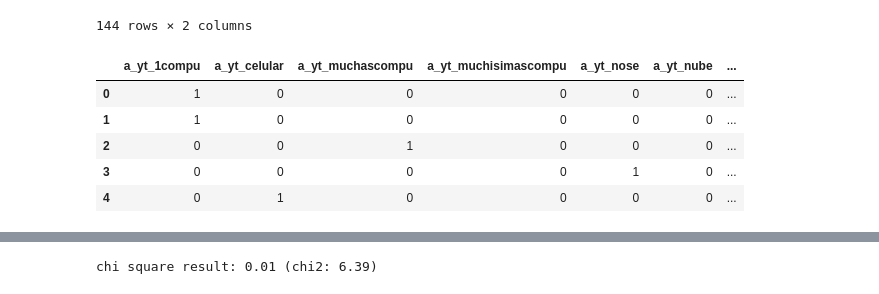
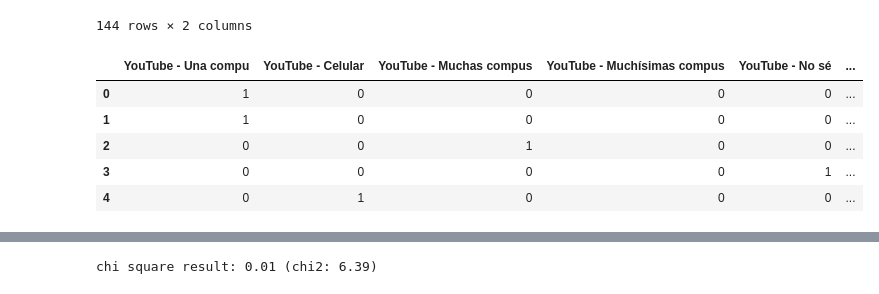
Before and after one commit to luparral/misconceptions, a Jupyter notebook: notebooks/Análisis exploratorio.ipynb, the cells around one changed output, grey strips where cells are left out. Drawn from its saved outputs; the diff is of its cells as text; code cells hidden in the pictures.

```diff
--- a/notebooks/Análisis exploratorio.ipynb
+++ b/notebooks/Análisis exploratorio.ipynb
@@ -817,15 +817,29 @@ df_yt_vs_wifi
 # %%
 df_binary = pd.concat([pd.get_dummies(df_yt_vs_wifi['q_yt']),
                     pd.get_dummies(df_yt_vs_wifi['q_mensaje_sin_wifi'])],
                    axis=1)
+
+df_binary = df_binary.rename(columns={"a_yt_1compu": "YouTube - Una compu",
+                                  "a_yt_celular": "YouTube - Celular",
+                                  "a_yt_muchascompu": "YouTube - Muchas compus",
+                                  "a_yt_muchisimascompu": "YouTube - Muchísimas compus",
+                                  "a_yt_nose": "YouTube - No sé",
+                                  "a_yt_nube": "YouTube - Nube",
+                                  "a_mensaje_sin_wifi_antena": "Sin WiFi - Antena",
+                                  "a_mensaje_sin_wifi_directo": "Sin WiFi - Directamente",
+                                  "a_mensaje_sin_wifi_nose": "Sin WiFi - No sé",
+                                  "a_mensaje_sin_wifi_nube": "Sin WiFi - Nube",
+                                  "a_mensaje_sin_wifi_red": "Sin WiFi - Red",
+                                  "a_mensaje_sin_wifi_satelite": "Sin WiFi - Satélite"})
+
 df_binary.head()
 # %% [output]
-|  | a_yt_1compu | a_yt_celular | a_yt_muchascompu | a_yt_muchisimascompu | a_yt_nose | a_yt_nube | ... |
-| 0 | 1 | 0 | 0 | 0 | 0 | 0 | ... |
-| 1 | 1 | 0 | 0 | 0 | 0 | 0 | ... |
-| 2 | 0 | 0 | 1 | 0 | 0 | 0 | ... |
-| 3 | 0 | 0 | 0 | 0 | 1 | 0 | ... |
-| 4 | 0 | 1 | 0 | 0 | 0 | 0 | ... |
+|  | YouTube - Una compu | YouTube - Celular | YouTube - Muchas compus | YouTube - Muchísimas compus | YouTube - No sé | ... |
+| 0 | 1 | 0 | 0 | 0 | 0 | ... |
+| 1 | 1 | 0 | 0 | 0 | 0 | ... |
+| 2 | 0 | 0 | 1 | 0 | 0 | ... |
+| 3 | 0 | 0 | 0 | 0 | 1 | ... |
+| 4 | 0 | 1 | 0 | 0 | 0 | ... |
 # %%
 sns.heatmap(df_binary.corr().iloc[:6,6:], cmap='RdBu_r', vmax=1, vmin=-1);
 # %% [output]
```
Also changed, not shown: parts of 33 cells of this notebook.
